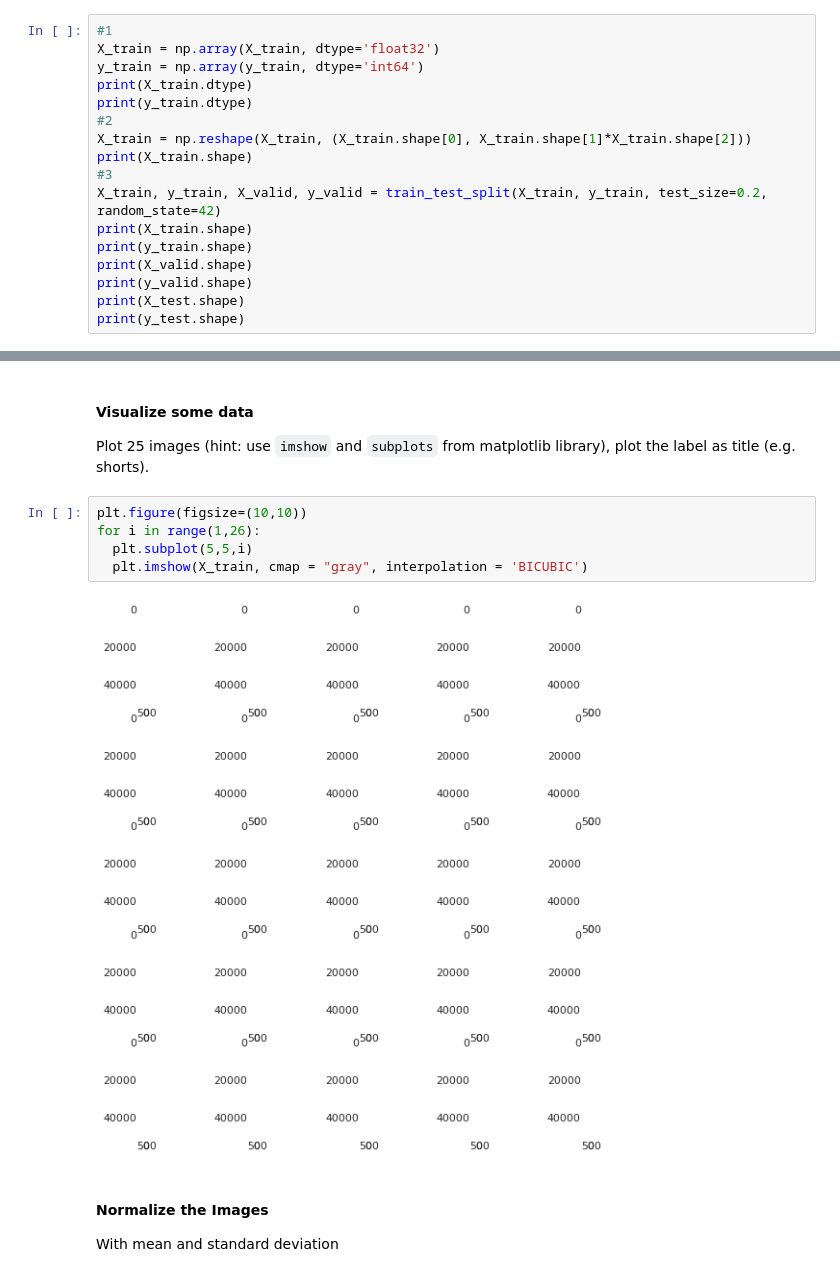
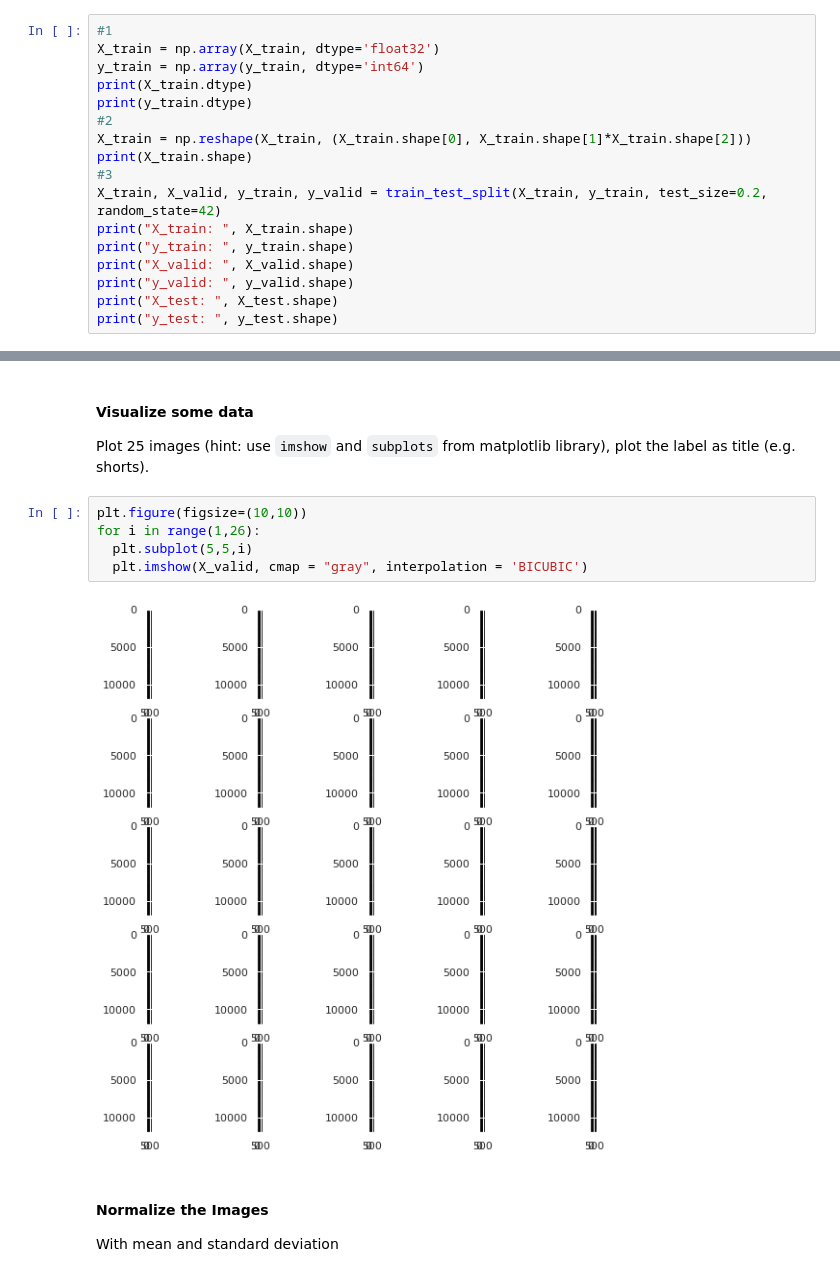
Before and after one commit to PhilippeGithub/mldm_fs23, a Jupyter notebook: labs/L04_Polynomial_and_Logistic_Regression_LAB_ASSIGNMENT.ipynb, the cells around one changed output, grey strips where cells are left out. Drawn from its saved outputs; the diff is of its cells as text.

```diff
--- a/labs/L04_Polynomial_and_Logistic_Regression_LAB_ASSIGNMENT.ipynb
+++ b/labs/L04_Polynomial_and_Logistic_Regression_LAB_ASSIGNMENT.ipynb
@@ -224,13 +224,13 @@ print(y_train.dtype)
 X_train = np.reshape(X_train, (X_train.shape[0], X_train.shape[1]*X_train.shape[2]))
 print(X_train.shape)
 #3
-X_train, y_train, X_valid, y_valid = train_test_split(X_train, y_train, test_size=0.2, random_state=42)
-print(X_train.shape)
-print(y_train.shape)
-print(X_valid.shape)
-print(y_valid.shape)
-print(X_test.shape)
-print(y_test.shape)
+X_train, X_valid, y_train, y_valid = train_test_split(X_train, y_train, test_size=0.2, random_state=42)
+print("X_train: ", X_train.shape)
+print("y_train: ", y_train.shape)
+print("X_valid: ", X_valid.shape)
+print("y_valid: ", y_valid.shape)
+print("X_test: ", X_test.shape)
+print("y_test: ", y_test.shape)
 # %% [output]
 float32
 int64
@@ -247,10 +247,10 @@ Plot 25 images (hint: use ``imshow`` and ``subplots`` from matplotlib library),
 # %%
 plt.figure(figsize=(10,10))
 for i in range(1,26):
   plt.subplot(5,5,i)
-  plt.imshow(X_train, cmap = "gray", interpolation = 'BICUBIC')
+  plt.imshow(X_valid, cmap = "gray", interpolation = 'BICUBIC')
 # %% [output]
-[figure, old version]
+[figure, new version]
 # %% [markdown]
 #### Normalize the Images
 With mean and standard deviation
```
Also changed, not shown: parts of 4 cells of this notebook.
